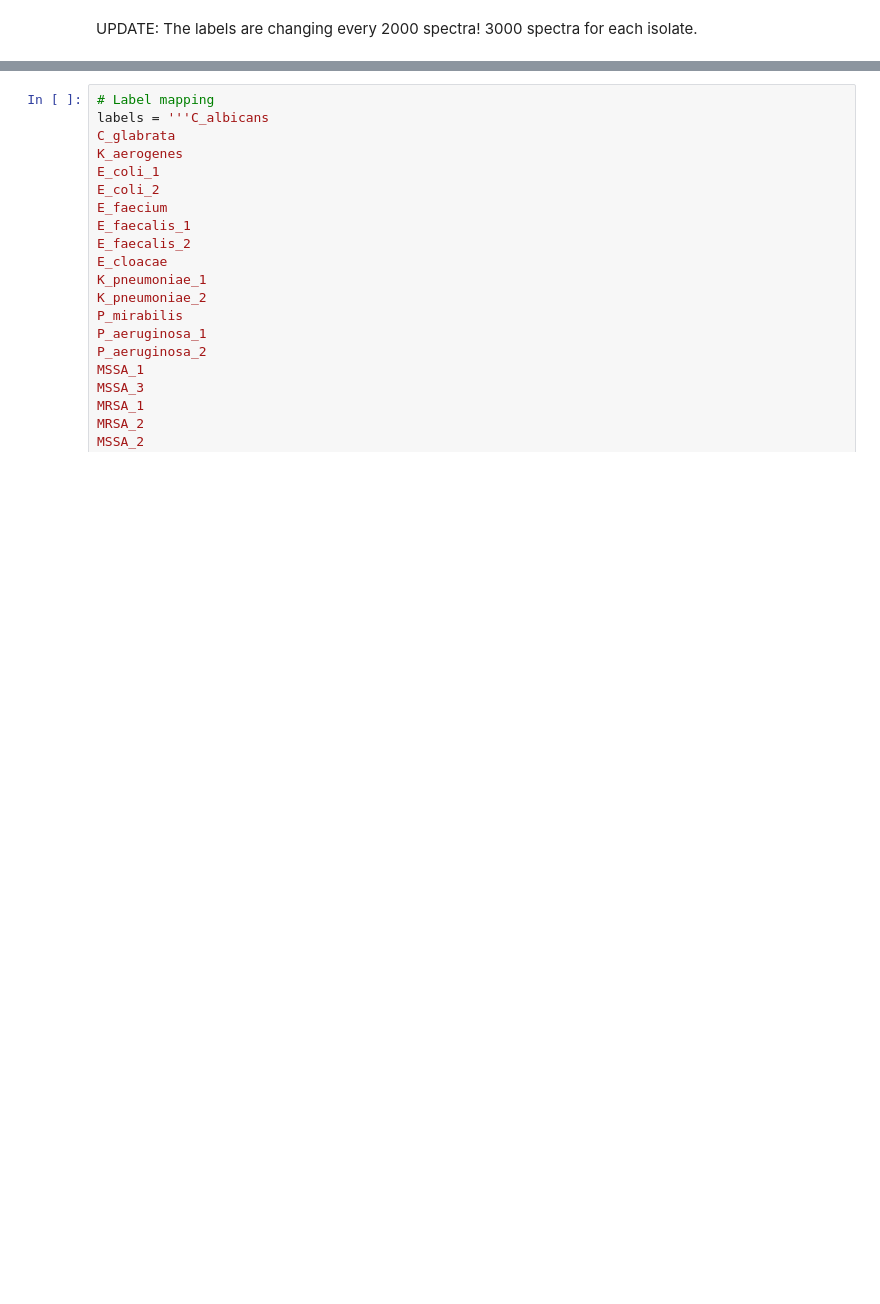
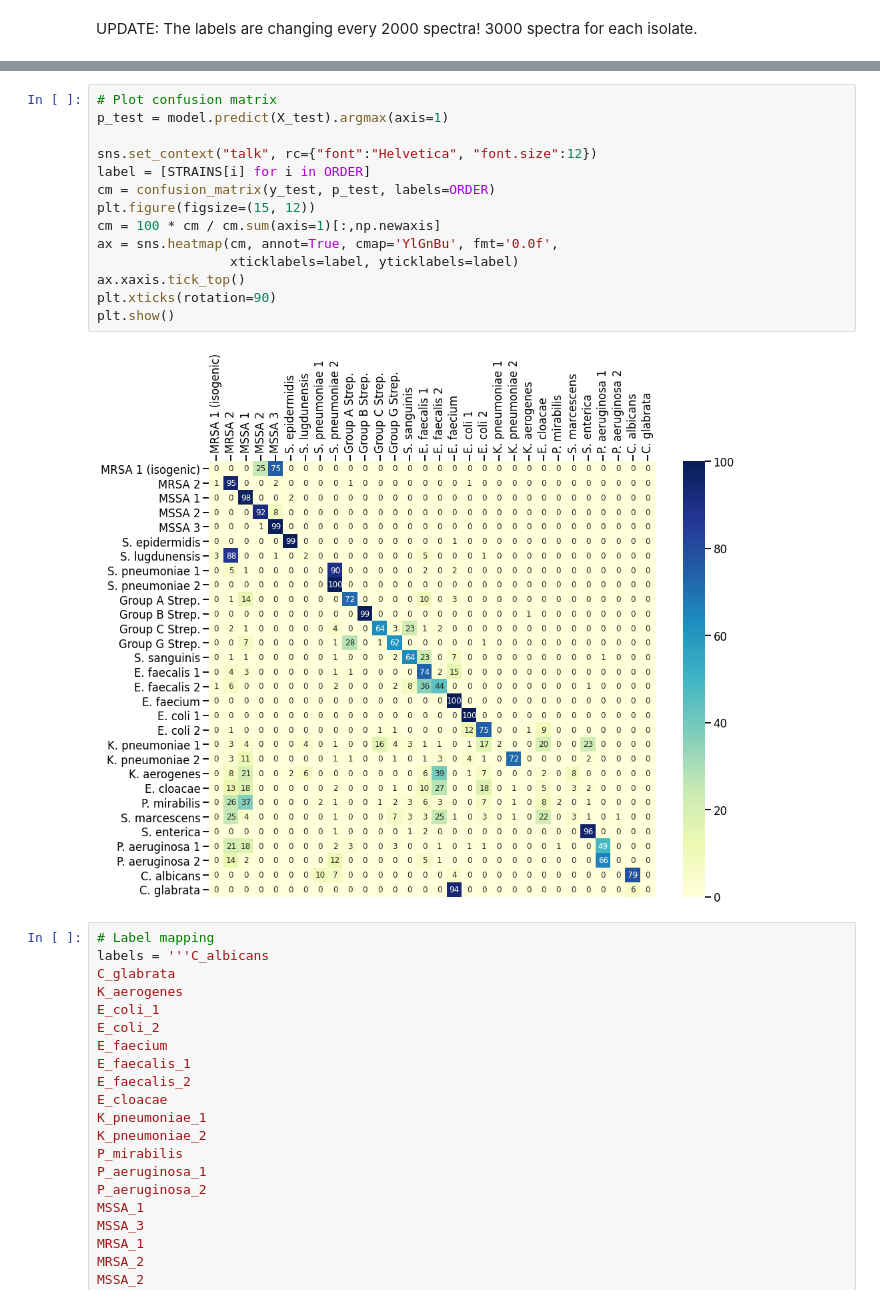
Before and after one commit to FLC-ML/practicespace, a Jupyter notebook: Time_Series_classification.ipynb, the cells around one changed output, grey strips where cells are left out. Drawn from its saved outputs; the diff is of its cells as text; blank space fills up the shorter version.

```diff
--- a/Time_Series_classification.ipynb
+++ b/Time_Series_classification.ipynb
@@ -220,3 +235,19 @@ Confusion matrix, without normalization
+# %%
+# Plot confusion matrix
+p_test = model.predict(X_test).argmax(axis=1)
+
+sns.set_context("talk", rc={"font":"Helvetica", "font.size":12})
+label = [STRAINS[i] for i in ORDER]
+cm = confusion_matrix(y_test, p_test, labels=ORDER)
+plt.figure(figsize=(15, 12))
+cm = 100 * cm / cm.sum(axis=1)[:,np.newaxis]
+ax = sns.heatmap(cm, annot=True, cmap='YlGnBu', fmt='0.0f',
+                 xticklabels=label, yticklabels=label)
+ax.xaxis.tick_top()
+plt.xticks(rotation=90)
+plt.show()
+# %% [output]
+[figure, added]
 # %%
 # Label mapping
 labels = '''C_albicans
```
Also changed, not shown: parts of 10 cells of this notebook.
